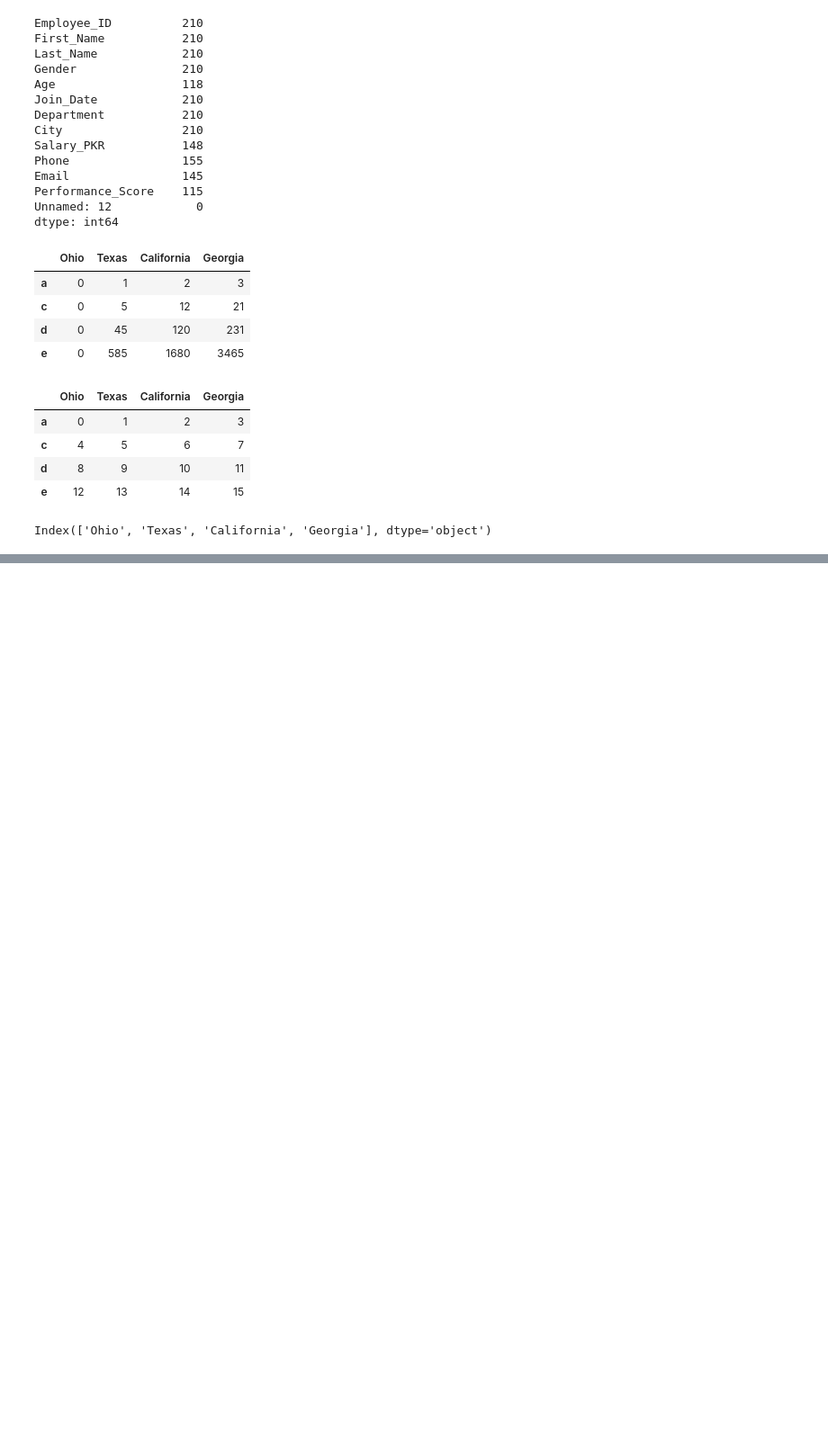
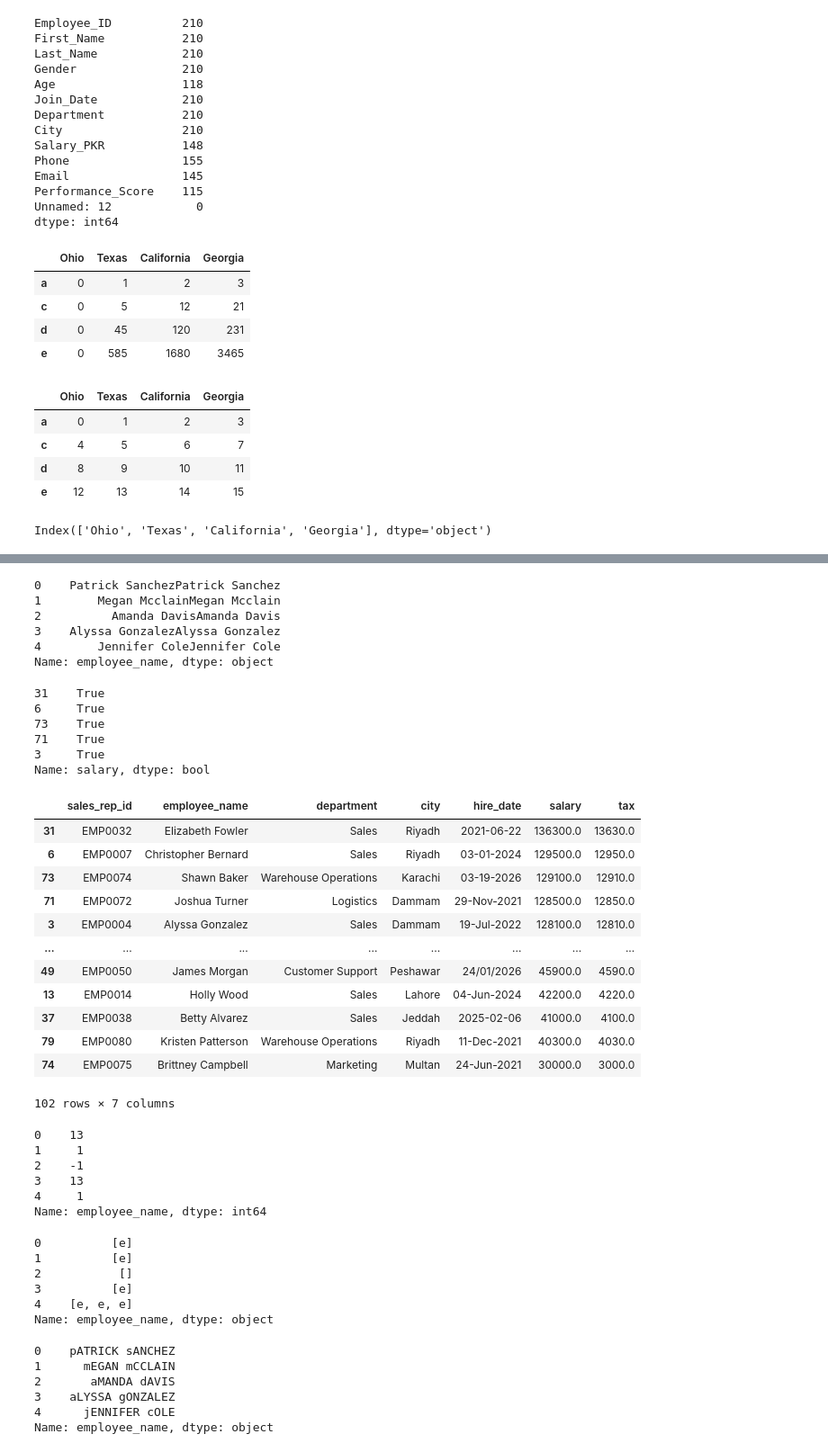
Before and after one commit to SyedSamiUllah1/Python_Practice, a Jupyter notebook: Book.ipynb, the cells around one changed output, grey strips where cells are left out. Shown at 90% size. Cells and saved outputs as stored; diff of their text form; code cells hidden in the pictures; blank space fills up the shorter version.

```diff
--- a/Book.ipynb
+++ b/Book.ipynb
@@ -322,0 +426,3 @@ Index(['Ohio', 'Texas', 'California', 'Georgia'], dtype='object')
+# %%
+for index, row in df.head(5).iterrows():
+    print(f"{index}{row['Employee_Name']}||{row['City']}")
@@ -322,0 +435,3 @@ Index(['Ohio', 'Texas', 'California', 'Georgia'], dtype='object')
+# %%
+for row in df.head(5).itertuples():
+    print(row)
@@ -322,0 +444,3 @@ Index(['Ohio', 'Texas', 'California', 'Georgia'], dtype='object')
+# %%
+for index, row in df.iterrows():
+    df.loc[index, 'Tax'] = row['Salary'] * 0.10
@@ -322,0 +507,2 @@ Index(['Ohio', 'Texas', 'California', 'Georgia'], dtype='object')
+# %%
+df.columns=df.columns.str.replace('-','_')
@@ -322,0 +518,61 @@ Index(['Ohio', 'Texas', 'California', 'Georgia'], dtype='object')
+# %%
+df['employee_name'].str.repeat(2).head()
+# %% [output]
+0    Patrick SanchezPatrick Sanchez
+1        Megan McclainMegan Mcclain
+2          Amanda DavisAmanda Davis
+3    Alyssa GonzalezAlyssa Gonzalez
+4        Jennifer ColeJennifer Cole
+Name: employee_name, dtype: object
+# %%
+df['salary'].sort_values(ascending=False).astype(str).str.startswith('1').head()
+# %% [output]
+31    True
+6     True
+73    True
+71    True
+3     True
+Name: salary, dtype: bool
+# %%
+df.sort_values(by='salary', ascending=False)
+# %% [output]
+|  | sales_rep_id | employee_name | department | city | hire_date | salary | tax |
+| 31 | EMP0032 | Elizabeth Fowler | Sales | Riyadh | 2021-06-22 | 136300.0 | 13630.0 |
+| 6 | EMP0007 | Christopher Bernard | Sales | Riyadh | 03-01-2024 | 129500.0 | 12950.0 |
+| 73 | EMP0074 | Shawn Baker | Warehouse Operations | Karachi | 03-19-2026 | 129100.0 | 12910.0 |
+| 71 | EMP0072 | Joshua Turner | Logistics | Dammam | 29-Nov-2021 | 128500.0 | 12850.0 |
+| 3 | EMP0004 | Alyssa Gonzalez | Sales | Dammam | 19-Jul-2022 | 128100.0 | 12810.0 |
+| ... | ... | ... | ... | ... | ... | ... | ... |
+| 49 | EMP0050 | James Morgan | Customer Support | Peshawar | 24/01/2026 | 45900.0 | 4590.0 |
+| 13 | EMP0014 | Holly Wood | Sales | Lahore | 04-Jun-2024 | 42200.0 | 4220.0 |
+| 37 | EMP0038 | Betty Alvarez | Sales | Jeddah | 2025-02-06 | 41000.0 | 4100.0 |
+| 79 | EMP0080 | Kristen Patterson | Warehouse Operations | Riyadh | 11-Dec-2021 | 40300.0 | 4030.0 |
+| 74 | EMP0075 | Brittney Campbell | Marketing | Multan | 24-Jun-2021 | 30000.0 | 3000.0 |
+102 rows × 7 columns
+# %%
+df['employee_name'].str.find('e').head()
+# %% [output]
+0    13
+1     1
+2    -1
+3    13
+4     1
+Name: employee_name, dtype: int64
+# %%
+df['employee_name'].str.findall('e').head()
+# %% [output]
+0          [e]
+1          [e]
+2           []
+3          [e]
+4    [e, e, e]
+Name: employee_name, dtype: object
+# %%
+df['employee_name'].str.swapcase().head()
+# %% [output]
+0    pATRICK sANCHEZ
+1      mEGAN mCCLAIN
+2       aMANDA dAVIS
+3    aLYSSA gONZALEZ
+4      jENNIFER cOLE
+Name: employee_name, dtype: object
```
Also changed, not shown: parts of 26 cells of this notebook.
